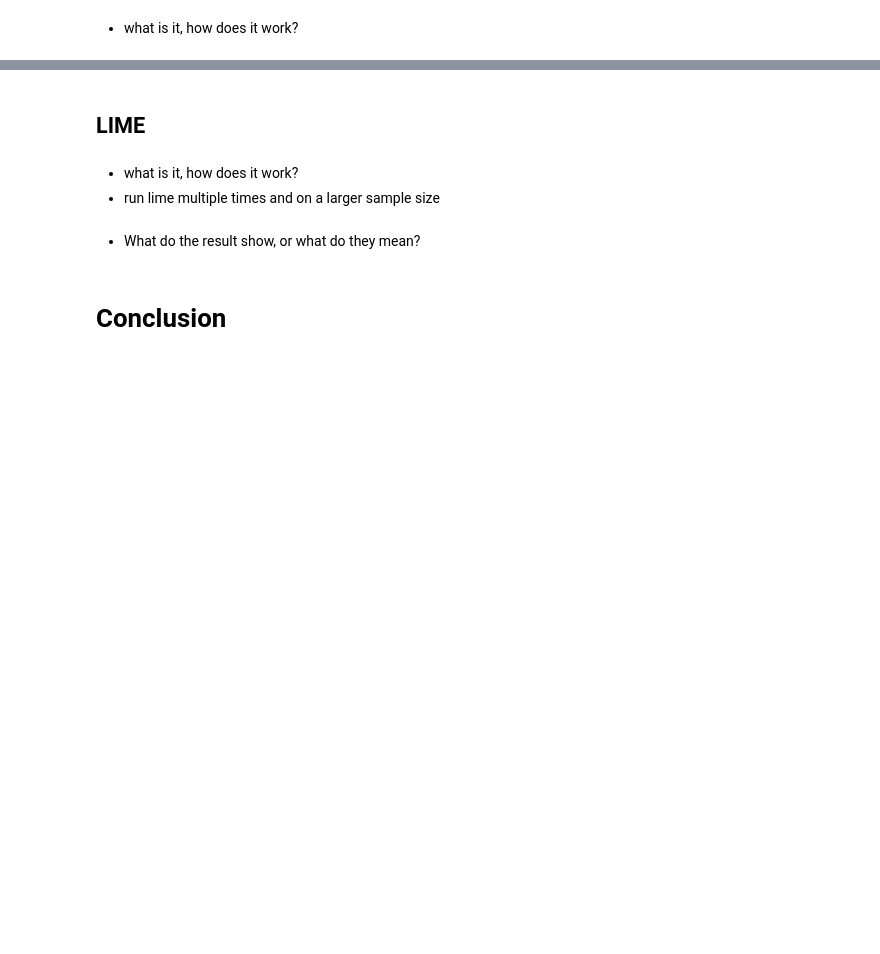
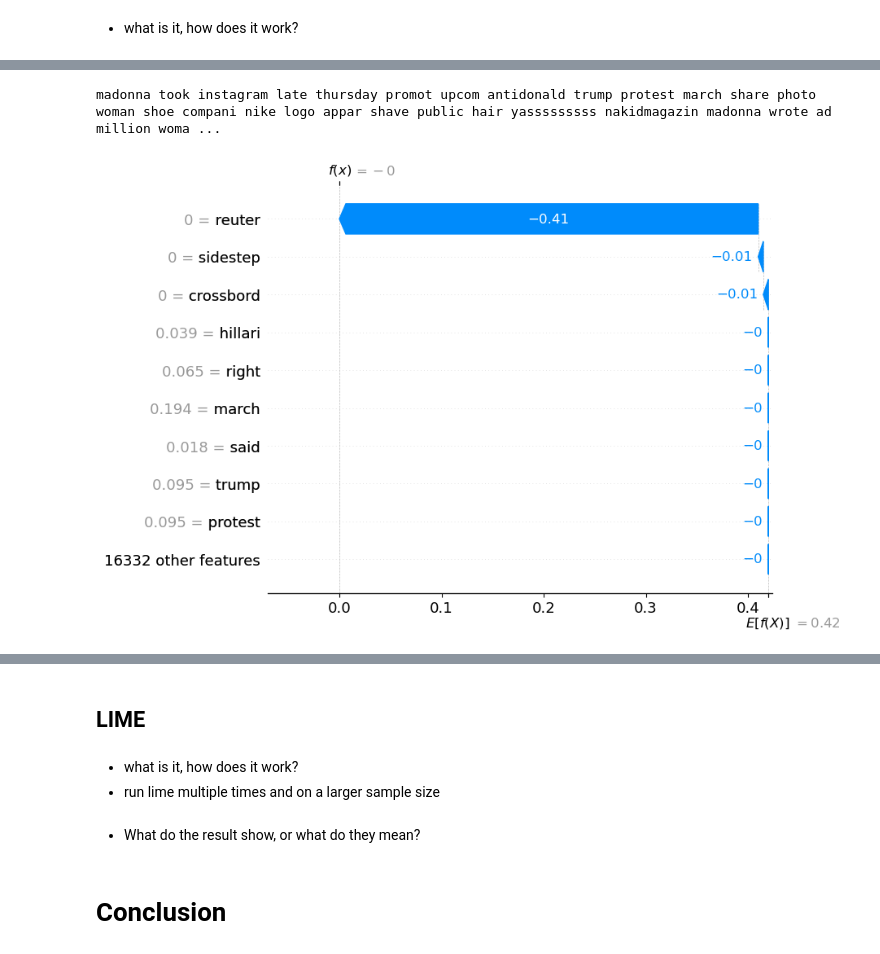
Before and after one commit to DataScienceAndEngineering/machine-learning-dse-i210-final-project-fake-news, a Jupyter notebook: reports/FINAL_REPORT.ipynb, the cells around one changed output, grey strips where cells are left out. Cells and saved outputs as stored; diff of their text form; code cells hidden in the pictures; blank space fills up the shorter version.

```diff
--- a/reports/FINAL_REPORT.ipynb
+++ b/reports/FINAL_REPORT.ipynb
@@ -125,0 +275,9 @@ tokenize, lemmatize, POS tagging, entity recognition
+# %%
+# getting the shap waterfall plot for the 11th test data
+shap.initjs()
+
+ind = 10
+print(X_test[ind])
+
+shap.plots.waterfall(shap_values[ind,:,1])
+# %% [output]
@@ -125,0 +285,2 @@ tokenize, lemmatize, POS tagging, entity recognition
+madonna took instagram late thursday promot upcom antidonald trump protest march share photo woman shoe compani nike logo appar shave public hair yasssssssss nakidmagazin madonna wrote ad million woma ...
+[figure, added]
```
Also changed, not shown: parts of 24 cells of this notebook.
